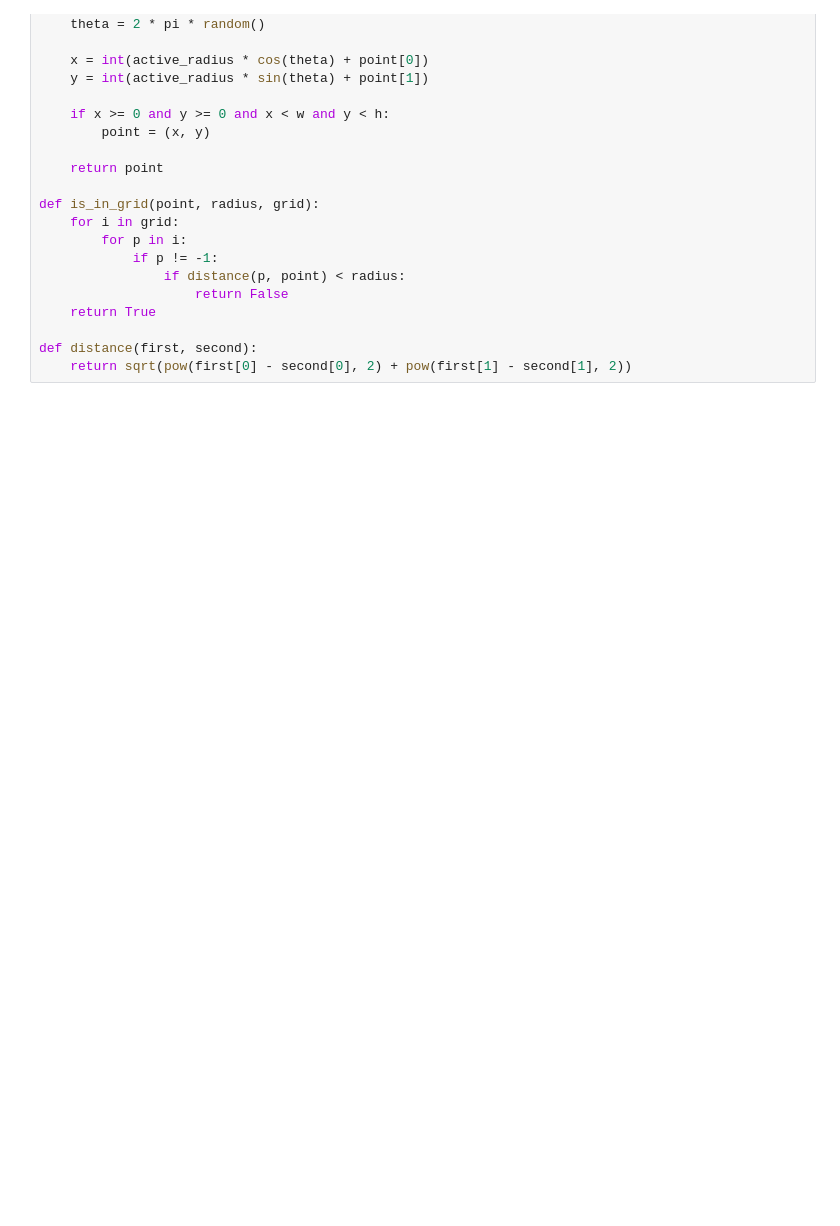
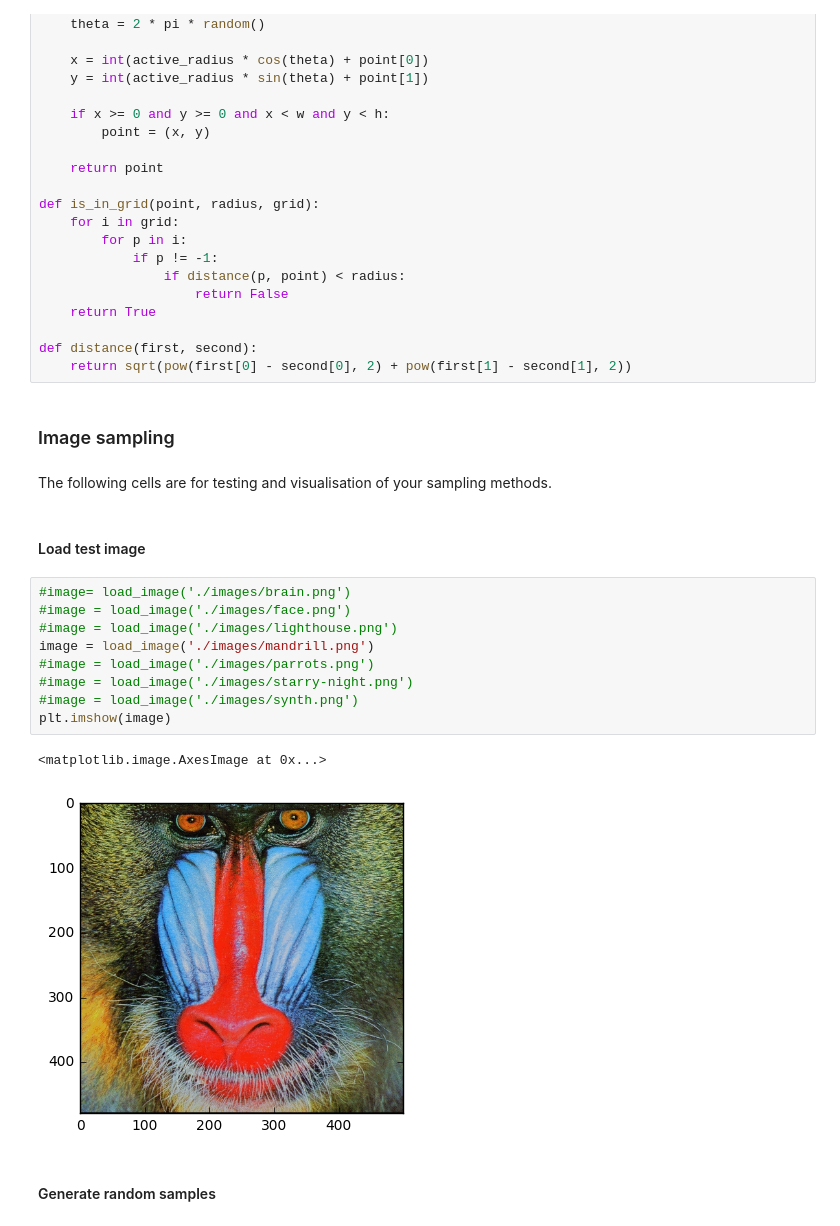
Before and after one commit to 94929/software-engineering-algorithms, a Jupyter notebook: src/B/1_sampling.ipynb, the cells around one changed output. Saved outputs shown, nothing was run; the diff lists cells and outputs as text; blank space fills up the shorter version.

Commit message:
Image testing for implemented algorithms is done.

```diff
--- a/src/B/1_sampling.ipynb
+++ b/src/B/1_sampling.ipynb
@@ -235,3 +235,23 @@ def is_in_grid(point, radius, grid):
 
 def distance(first, second):
     return sqrt(pow(first[0] - second[0], 2) + pow(first[1] - second[1], 2))
+# %% [markdown]
+### Image sampling
+# %% [markdown]
+The following cells are for testing and visualisation of your sampling methods.
+# %% [markdown]
+#### Load test image
+# %%
+#image= load_image('./images/brain.png')
+#image = load_image('./images/face.png')
+#image = load_image('./images/lighthouse.png')
+image = load_image('./images/mandrill.png')
+#image = load_image('./images/parrots.png')
+#image = load_image('./images/starry-night.png')
+#image = load_image('./images/synth.png')
+plt.imshow(image)
+# %% [output]
+<matplotlib.image.AxesImage at 0x...>
+[figure, added]
+# %% [markdown]
+#### Generate random samples
```
Also changed, not shown: parts of 7 cells of this notebook, 8 other files.
